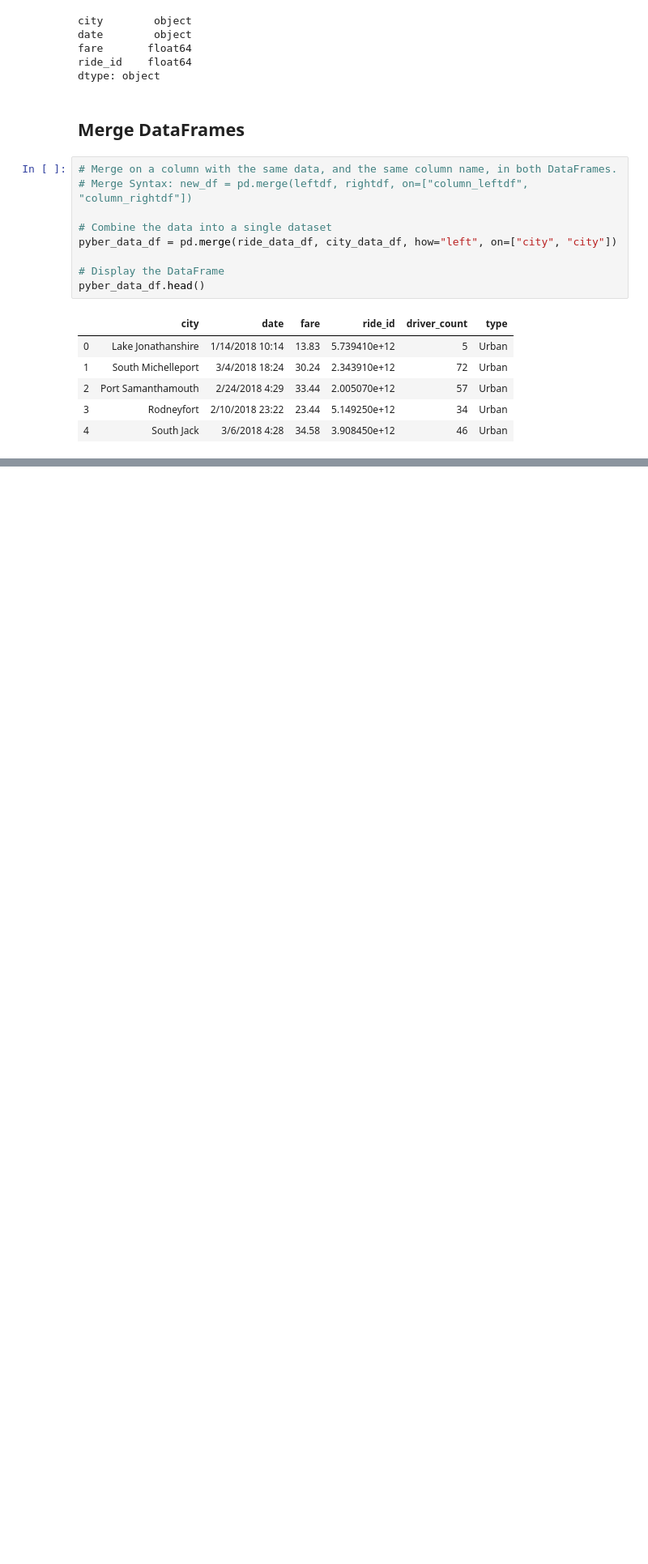
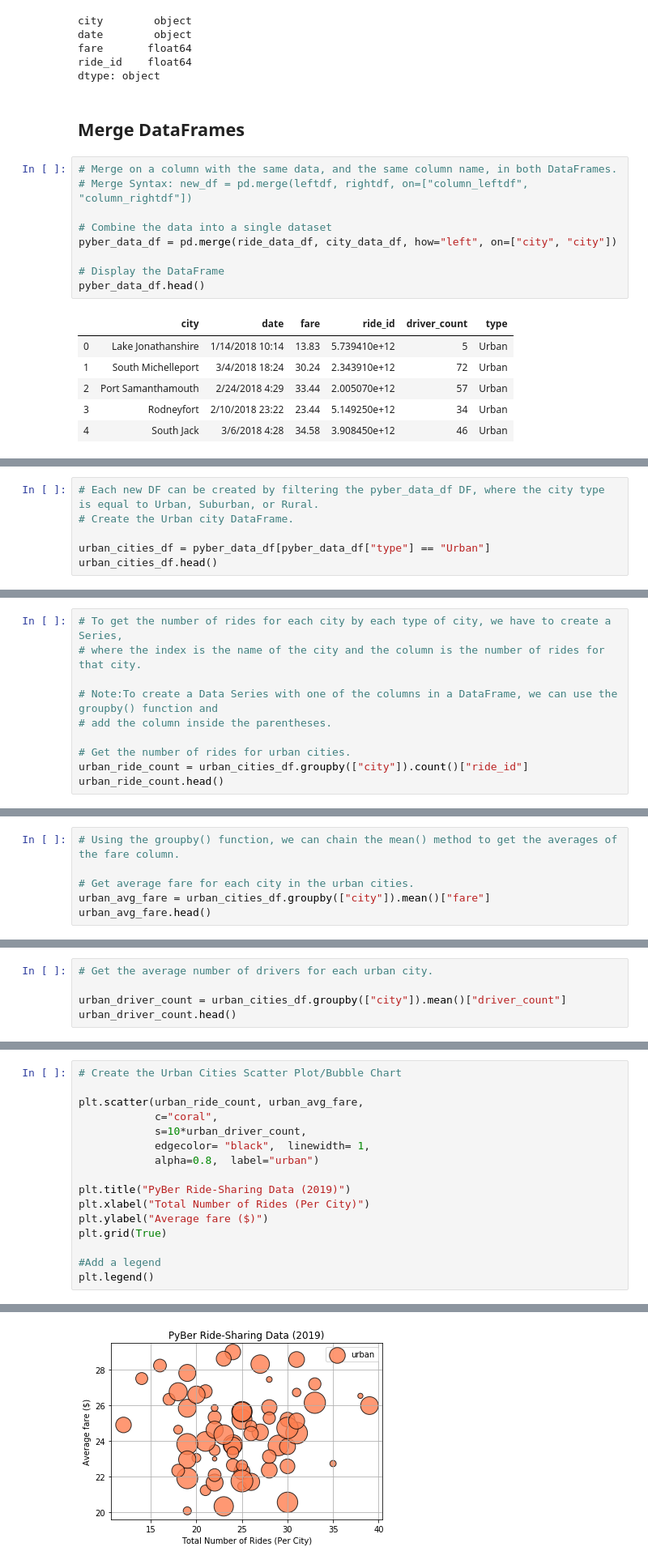
Before and after one commit to aodoming/PyBer_Analysis, a Jupyter notebook: PyBer.ipynb, the cells around one changed output, grey strips where cells are left out. Shown: that part at 81% size. Saved outputs shown, nothing was run; the diff lists cells and outputs as text; blank space fills up the shorter version.

Commit message:
Adding Ride-share Analysis in Bubble Chart.

```diff
--- a/PyBer.ipynb
+++ b/PyBer.ipynb
@@ -157,0 +171,6 @@ pyber_data_df.head()
+# %%
+# Each new DF can be created by filtering the pyber_data_df DF, where the city type is equal to Urban, Suburban, or Rural.
+# Create the Urban city DataFrame.
+
+urban_cities_df = pyber_data_df[pyber_data_df["type"] == "Urban"]
+urban_cities_df.head()
@@ -157,0 +211,10 @@ pyber_data_df.head()
+# %%
+# To get the number of rides for each city by each type of city, we have to create a Series,
+# where the index is the name of the city and the column is the number of rides for that city.
+
+# Note:To create a Data Series with one of the columns in a DataFrame, we can use the groupby() function and
+# add the column inside the parentheses.
+
+# Get the number of rides for urban cities.
+urban_ride_count = urban_cities_df.groupby(["city"]).count()["ride_id"]
+urban_ride_count.head()
@@ -157,0 +258,6 @@ pyber_data_df.head()
+# %%
+# Using the groupby() function, we can chain the mean() method to get the averages of the fare column.
+
+# Get average fare for each city in the urban cities.
+urban_avg_fare = urban_cities_df.groupby(["city"]).mean()["fare"]
+urban_avg_fare.head()
@@ -157,0 +299,5 @@ pyber_data_df.head()
+# %%
+# Get the average number of drivers for each urban city.
+
+urban_driver_count = urban_cities_df.groupby(["city"]).mean()["driver_count"]
+urban_driver_count.head()
@@ -157,0 +343,17 @@ pyber_data_df.head()
+# %%
+# Create the Urban Cities Scatter Plot/Bubble Chart
+
+plt.scatter(urban_ride_count, urban_avg_fare,
+            c="coral",
+            s=10*urban_driver_count,
+            edgecolor= "black",  linewidth= 1,
+            alpha=0.8,  label="urban")
+
+plt.title("PyBer Ride-Sharing Data (2019)")
+plt.xlabel("Total Number of Rides (Per City)")
+plt.ylabel("Average fare ($)")
+plt.grid(True)
+
+#Add a legend
+plt.legend()
+# %% [output]
@@ -157,0 +361 @@ pyber_data_df.head()
+[figure, added]
```
Also changed, not shown: parts of 23 cells of this notebook.
